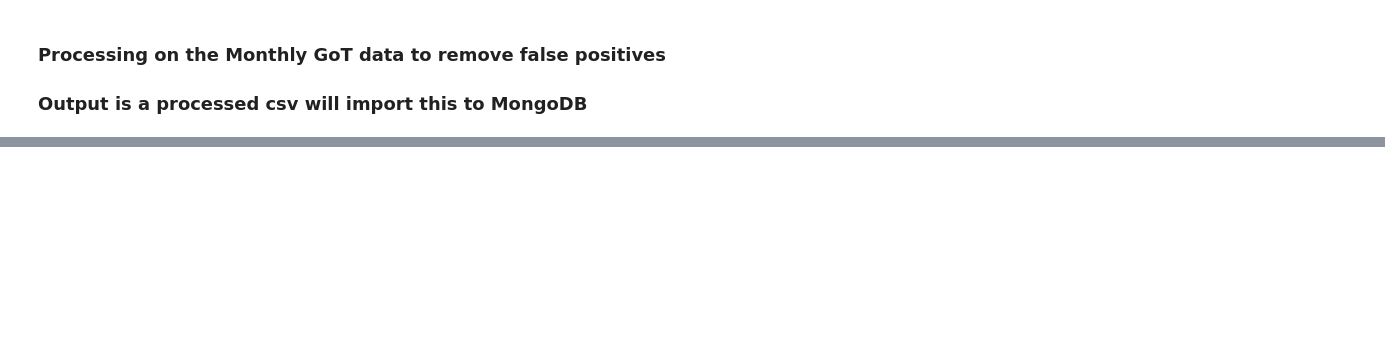
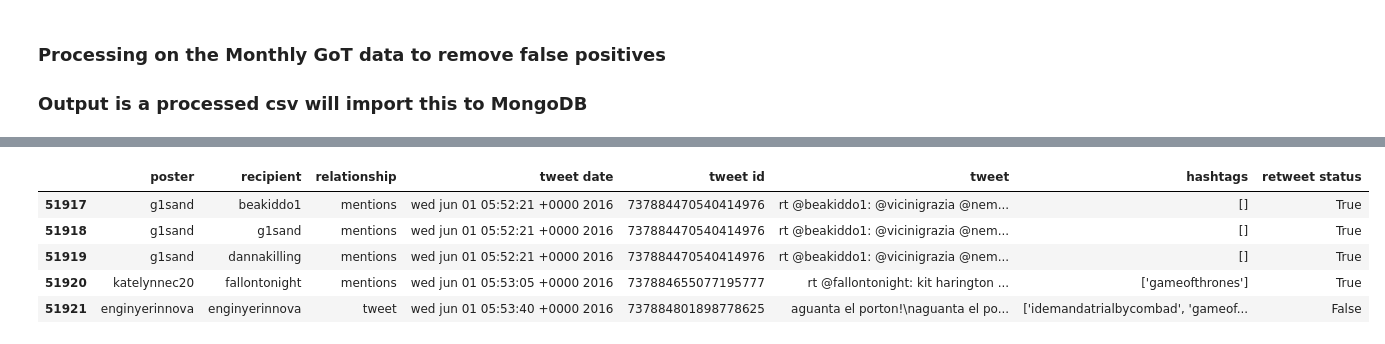
Before and after one commit to AntonyWalsh/S2CA2, a Jupyter notebook: Clean GoT.ipynb, the cells around one changed output, grey strips where cells are left out. Saved outputs shown, nothing was run; the diff lists cells and outputs as text; code cells hidden in the pictures; blank space fills up the shorter version.

```diff
--- a/Clean GoT.ipynb
+++ b/Clean GoT.ipynb
@@ -18,0 +34,9 @@ GoT_df.head()
+# %%
+may.tail()
+# %% [output]
+|  | poster | recipient | relationship | tweet date | tweet id | tweet | hashtags | retweet status |
+| 51917 | g1sand | beakiddo1 | mentions | wed jun 01 05:52:21 +0000 2016 | 737884470540414976 | rt @beakiddo1: @vicinigrazia @nem... | [] | True |
+| 51918 | g1sand | g1sand | mentions | wed jun 01 05:52:21 +0000 2016 | 737884470540414976 | rt @beakiddo1: @vicinigrazia @nem... | [] | True |
+| 51919 | g1sand | dannakilling | mentions | wed jun 01 05:52:21 +0000 2016 | 737884470540414976 | rt @beakiddo1: @vicinigrazia @nem... | [] | True |
+| 51920 | katelynnec20 | fallontonight | mentions | wed jun 01 05:53:05 +0000 2016 | 737884655077195777 | rt @fallontonight: kit harington ... | ['gameofthrones'] | True |
+| 51921 | enginyerinnova | enginyerinnova | tweet | wed jun 01 05:53:40 +0000 2016 | 737884801898778625 | aguanta el porton!\naguanta el po... | ['idemandatrialbycombad', 'gameof... | False |
```
Also changed, not shown: parts of 18 cells of this notebook.
